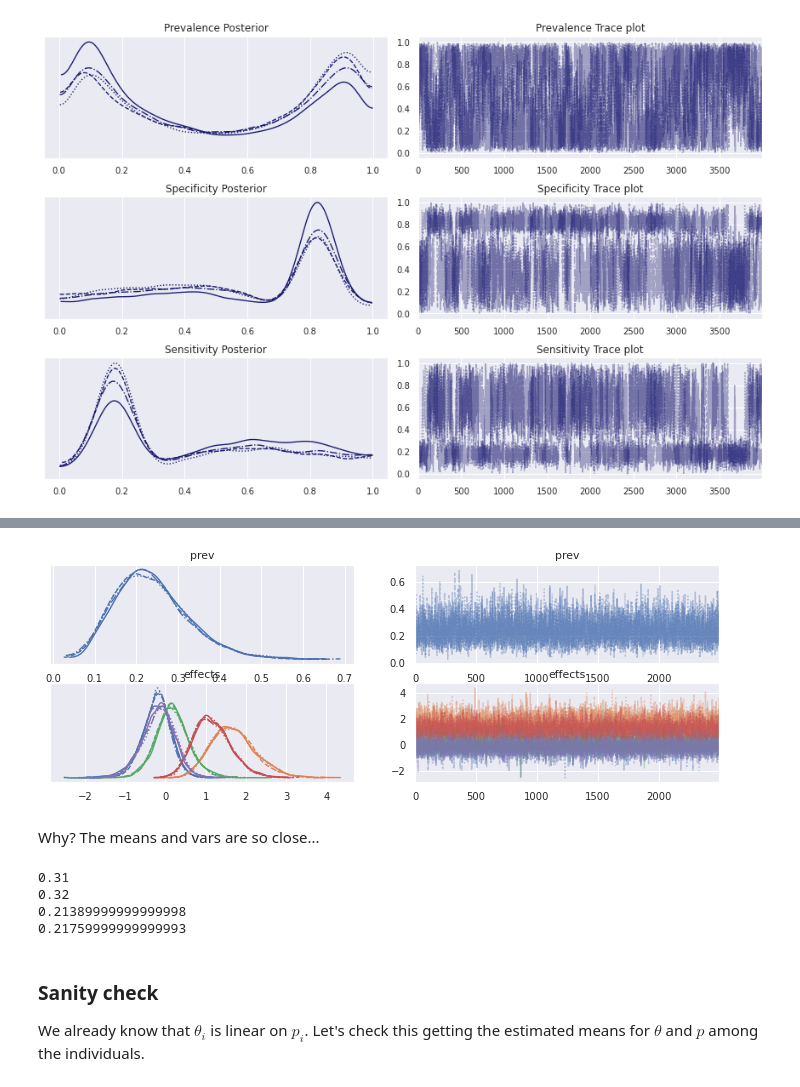
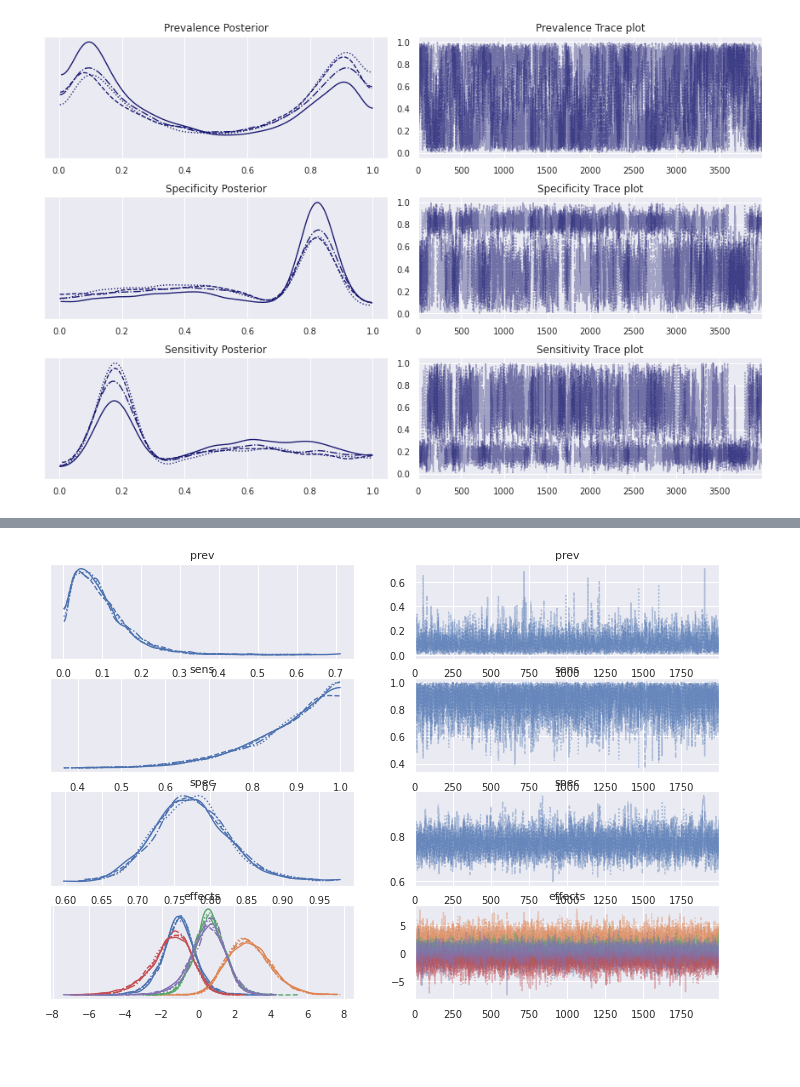
Before and after one commit to lucasmoschen/rds-bayesian-analysis-tcc, a Jupyter notebook: notebooks_book/imperfect_test.ipynb, the cells around one changed output, grey strips where cells are left out. Cells and saved outputs as stored; diff of their text form; code cells hidden in the pictures; blank space fills up the shorter version.

```diff
--- a/notebooks_book/imperfect_test.ipynb
+++ b/notebooks_book/imperfect_test.ipynb
@@ -145,7 +147,7 @@ data = {
     "n_samples"    : n_samples,
     "n_predictors" : n_predictors,
     "Y"            : T.flatten(),
-    "x"            : x,
+    "X"            : x,
 
     "Sigma"        : Sigma,
     "mu"           : mu,
@@ -194,8 +192,0 @@ very strange...
-# %%
-from scipy.stats import beta
-
-t = np.linspace(0,1,100)
-x = beta(a = alpha_p, b = alpha_e).pdf(t)
-
-plt.plot(t,x)
-plt.show()
@@ -207,6 +220,13 @@ positive or negative tests for each individual) and the problem was missing.
 # %%
-%%time
-T2 = ro.binomial(n = 1, p = p)
-data['T'] = T2.flatten()
-fit_imperfect = sm.sampling(data=data, iter=5000)
-summary = az.summary(fit_imperfect)
+data = simulation(n_samples=200, prevalence=0.1, gamma_s=0.9, gamma_e=0.8, seed=63289371)
+# Prior specification
+data.update({
+    "Sigma"        : 4*np.eye(5),
+    "mu"           : np.zeros(5),
+    "alpha_p"      : 1,
+    "beta_p"       : 1,
+    "alpha_s"      : 9,
+    "beta_s"       : 1,
+    "alpha_e"      : 8,
+    "beta_e"       : 2,
+})
@@ -215,0 +233,4 @@ Wall time: 14.5 s
+# %%
+%%time
+fit_imperfect = sm.sampling(data=data, iter=4000, pars=('prev', 'sens', 'spec', 'effects'))
+summary = az.summary(fit_imperfect)
@@ -216,22 +252,5 @@ Wall time: 14.5 s
 # %%
-az.plot_trace(fit_imperfect, var_names=('prev', 'effects'))
+az.plot_trace(fit_imperfect)
 plt.show()
 # %% [output]
-[figure, old version]
+[figure, new version]
-# %% [markdown]
-Why? The means and vars are so close...
-# %%
-print(T.mean())
-print(T2.mean())
-print(T.var())
-print(T2.var())
-# %% [output]
-0.31
-0.32
-0.21389999999999998
-0.21759999999999993
-# %% [markdown]
-### Sanity check
-
-We already know that $\theta_i$ is linear on $p_i$. Let's check this getting
-the estimated means for $\theta$ and $p$ among the individuals.
```
Also changed, not shown: parts of 12 cells of this notebook, 6 other files.
